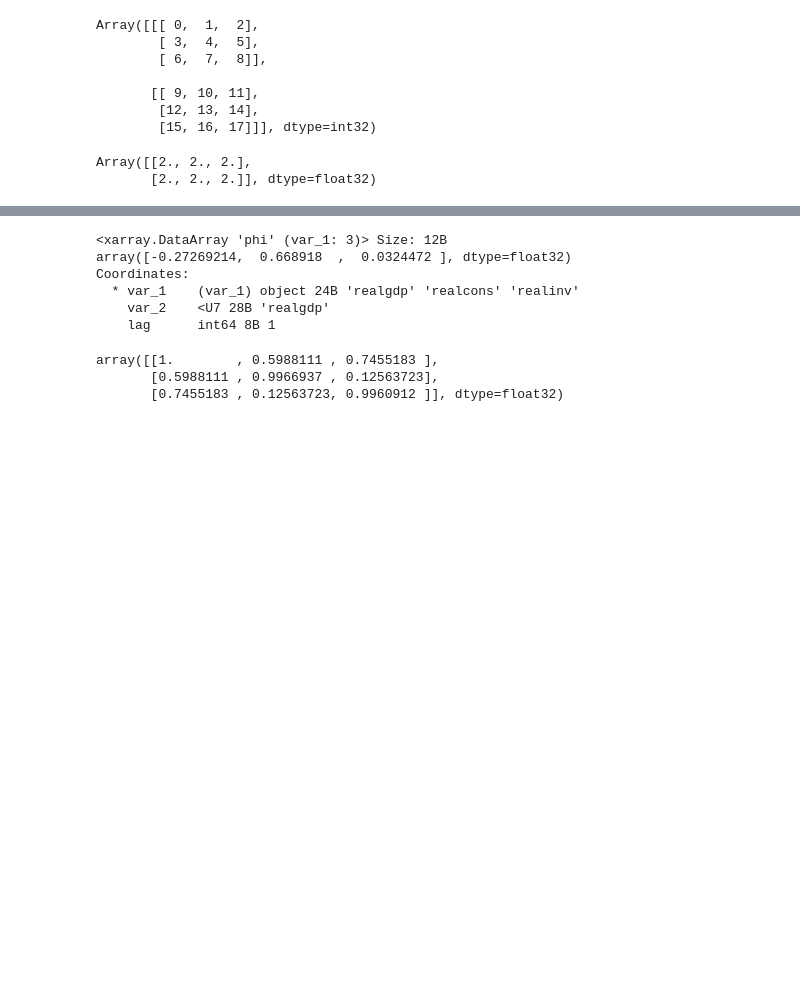
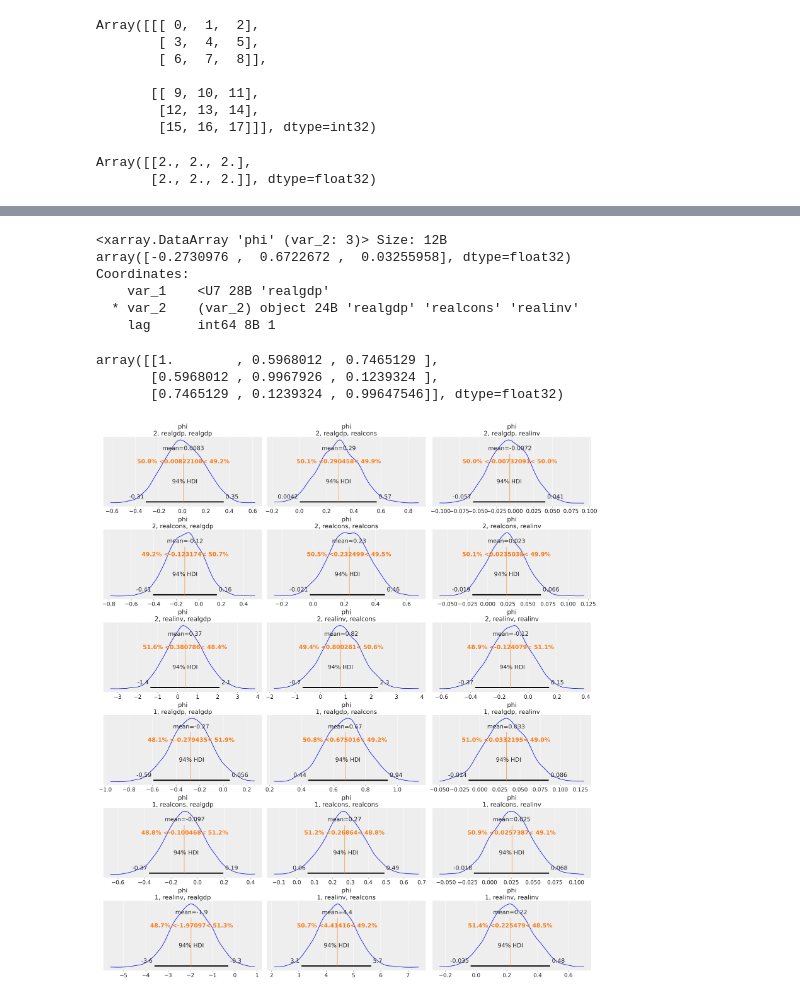
Before and after one commit to juanitorduz/website_projects, a Jupyter notebook: Python/var_numpyro.ipynb, the cells around one changed output, grey strips where cells are left out. Drawn from its saved outputs; the diff is of its cells as text; code cells hidden in the pictures; blank space fills up the shorter version.

```diff
--- a/Python/var_numpyro.ipynb
+++ b/Python/var_numpyro.ipynb
@@ -121,7 +128,7 @@ def model(
     l_omega = numpyro.sample(
         "l_omega", dist.LKJCholesky(dimension=n_vars, concentration=1.0)
     )
-    l_sigma = sigma[..., None] * l_omega
+    l_sigma = jnp.einsum("...i,...ij->...ij", sigma, l_omega)
 
     # Sample phi coefficients - shape (n_lags, n_vars, n_vars)
     phi = numpyro.sample(
@@ -133,7 +140,7 @@ def model(
         y_lags = carry
 
         # Compute VAR mean
-        lag_contributions = jnp.einsum("lij,li->j", phi, y_lags)
+        lag_contributions = jnp.einsum("lij,lj->i", phi, y_lags)
         m_t = constant + lag_contributions
 
         # Sample observation
@@ -189,13 +196,13 @@ idata = az.from_numpyro(
     },
 )
 # %%
-idata["posterior"]["phi"].mean(dim=["chain", "draw"]).sel(var_2="realgdp", lag=1)
+idata["posterior"]["phi"].mean(dim=["chain", "draw"]).sel(var_1="realgdp", lag=1)
 # %% [output]
-<xarray.DataArray 'phi' (var_1: 3)> Size: 12B
-array([-0.27269214,  0.668918  ,  0.0324472 ], dtype=float32)
+<xarray.DataArray 'phi' (var_2: 3)> Size: 12B
+array([-0.2730976 ,  0.6722672 ,  0.03255958], dtype=float32)
 Coordinates:
-  * var_1    (var_1) object 24B 'realgdp' 'realcons' 'realinv'
-    var_2    <U7 28B 'realgdp'
+    var_1    <U7 28B 'realgdp'
+  * var_2    (var_2) object 24B 'realgdp' 'realcons' 'realinv'
     lag      int64 8B 1
 # %%
 a = idata["posterior"]["l_omega"].mean(dim=["chain", "draw"])
@@ -203,6 +210,29 @@ a = idata["posterior"]["l_omega"].mean(dim=["chain", "draw"])
 corr = a.to_numpy() @ a.to_numpy().T
 corr
 # %% [output]
-array([[1.        , 0.5988111 , 0.7455183 ],
-       [0.5988111 , 0.9966937 , 0.12563723],
-       [0.7455183 , 0.12563723, 0.9960912 ]], dtype=float32)
+array([[1.        , 0.5968012 , 0.7465129 ],
+       [0.5968012 , 0.9967926 , 0.1239324 ],
+       [0.7465129 , 0.1239324 , 0.99647546]], dtype=float32)
+# %%
+# Reference values from statsmodels VAR(2) results
+# Simplified construction using list comprehension and f-strings
+lags = [1, 2]
+variables = ["realgdp", "realcons", "realinv"]
+
+ref_vals_phi = {
+    "phi": [
+        {
+            "lag": lag,
+            "var_1": var_1,
+            "var_2": var_2,
+            "ref_val": var_results.params[var_1][f"L{lag}.{var_2}"],
+        }
+        for lag in lags
+        for var_1 in variables
+        for var_2 in variables
+    ]
+}
+
+az.plot_posterior(idata, var_names=["phi"], ref_val=ref_vals_phi, figsize=(18, 20));
+# %% [output]
+[figure, added]
```
Also changed, not shown: parts of 6 cells of this notebook.
